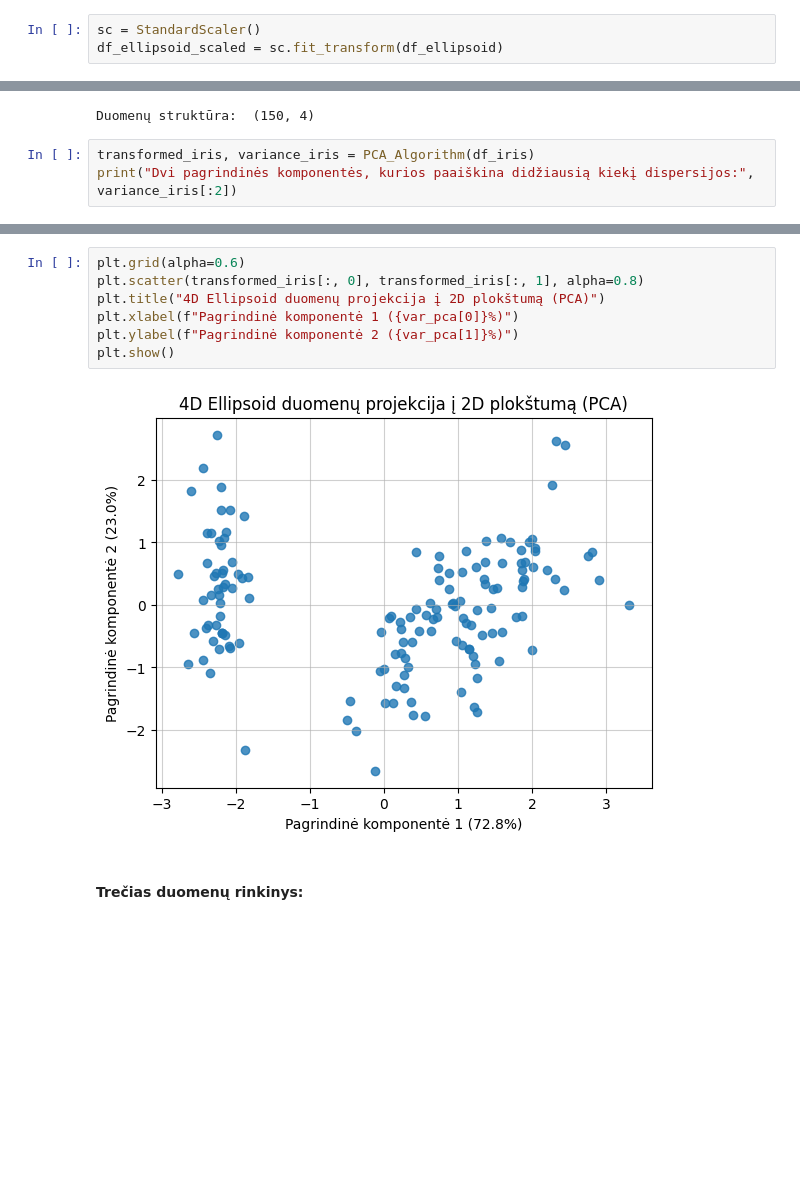
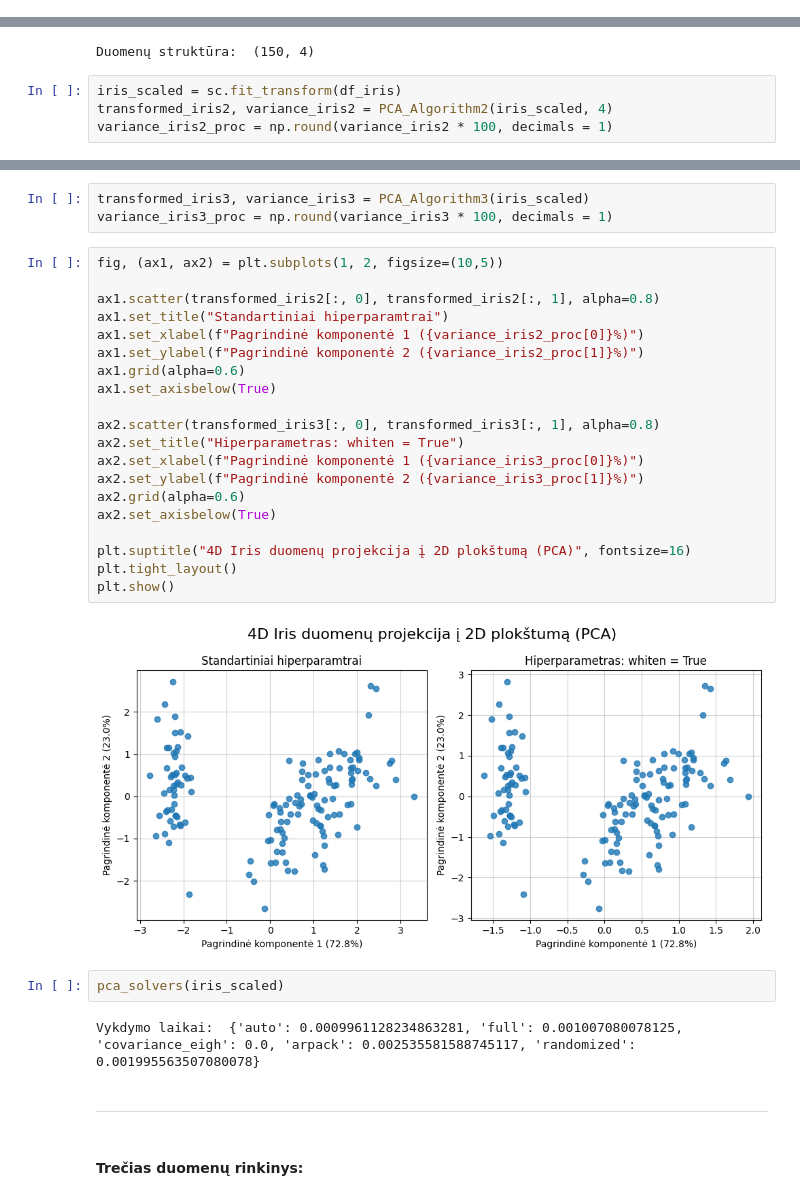
Before and after one commit to EvelinaDu/Papildomi_duomenu_vizualizavimo_skyriai, a Jupyter notebook: Algoritmas/kodas.ipynb, the cells around one changed output, grey strips where cells are left out. Saved outputs shown, nothing was run; the diff lists cells and outputs as text; blank space fills up the shorter version.

```diff
--- a/Algoritmas/kodas.ipynb
+++ b/Algoritmas/kodas.ipynb
@@ -109,5 +109,2 @@ Vykdymo laikai:  {'auto': 0.0030291080474853516, 'full': 0.04731321334838867, 'c
 # %% [markdown]
 -----
-# %%
-sc = StandardScaler()
-df_ellipsoid_scaled = sc.fit_transform(df_ellipsoid)
@@ -165,5 +125,6 @@ print("Duomenų struktūra: ", df_iris.shape)
 # %% [output]
 Duomenų struktūra:  (150, 4)
 # %%
-transformed_iris, variance_iris = PCA_Algorithm(df_iris)
-print("Dvi pagrindinės komponentės, kurios paaiškina didžiausią kiekį dispersijos:", variance_iris[:2])
+iris_scaled = sc.fit_transform(df_iris)
+transformed_iris2, variance_iris2 = PCA_Algorithm2(iris_scaled, 4)
+variance_iris2_proc = np.round(variance_iris2 * 100, decimals = 1)
@@ -186,12 +145,34 @@ plt.show()
+# %%
+transformed_iris3, variance_iris3 = PCA_Algorithm3(iris_scaled)
+variance_iris3_proc = np.round(variance_iris3 * 100, decimals = 1)
 # %%
-plt.grid(alpha=0.6)
-plt.scatter(transformed_iris[:, 0], transformed_iris[:, 1], alpha=0.8)
-plt.title("4D Ellipsoid duomenų projekcija į 2D plokštumą (PCA)")
-plt.xlabel(f"Pagrindinė komponentė 1 ({var_pca[0]}%)")
-plt.ylabel(f"Pagrindinė komponentė 2 ({var_pca[1]}%)")
+fig, (ax1, ax2) = plt.subplots(1, 2, figsize=(10,5))
+
+ax1.scatter(transformed_iris2[:, 0], transformed_iris2[:, 1], alpha=0.8)
+ax1.set_title("Standartiniai hiperparamtrai")
+ax1.set_xlabel(f"Pagrindinė komponentė 1 ({variance_iris2_proc[0]}%)")
+ax1.set_ylabel(f"Pagrindinė komponentė 2 ({variance_iris2_proc[1]}%)")
+ax1.grid(alpha=0.6)
+ax1.set_axisbelow(True)
+
+ax2.scatter(transformed_iris3[:, 0], transformed_iris3[:, 1], alpha=0.8)
+ax2.set_title("Hiperparametras: whiten = True")
+ax2.set_xlabel(f"Pagrindinė komponentė 1 ({variance_iris3_proc[0]}%)")
+ax2.set_ylabel(f"Pagrindinė komponentė 2 ({variance_iris3_proc[1]}%)")
+ax2.grid(alpha=0.6)
+ax2.set_axisbelow(True)
+
+plt.suptitle("4D Iris duomenų projekcija į 2D plokštumą (PCA)", fontsize=16)
+plt.tight_layout()
 plt.show()
 # %% [output]
-[figure, old version]
+[figure, new version]
+# %%
+pca_solvers(iris_scaled)
+# %% [output]
+Vykdymo laikai:  {'auto': 0.0009961128234863281, 'full': 0.001007080078125, 'covariance_eigh': 0.0, 'arpack': 0.002535581588745117, 'randomized': 0.001995563507080078}
+# %% [markdown]
+-----
 # %% [markdown]
 #### Trečias duomenų rinkinys:
 # %%
```
Also changed, not shown: parts of 27 cells of this notebook.
